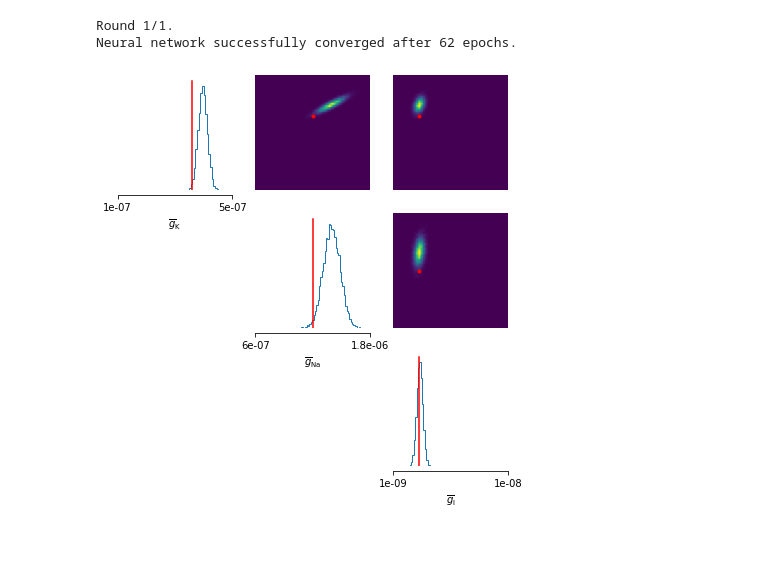
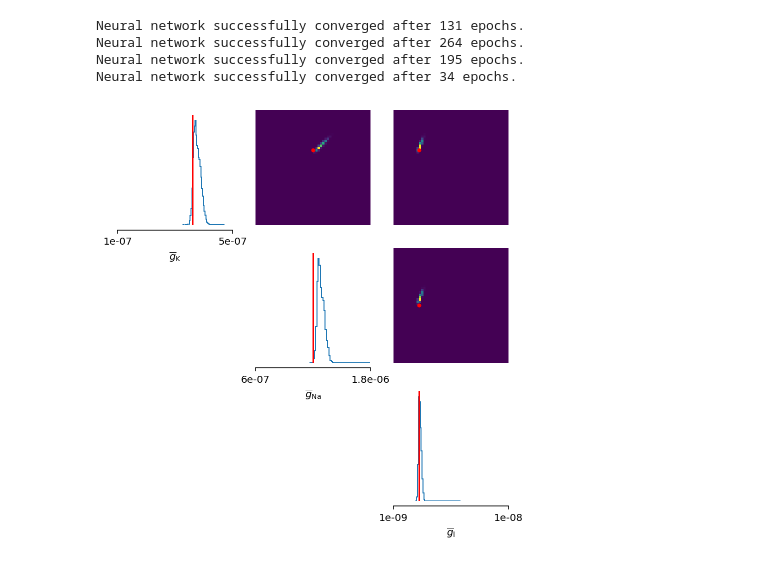
Before and after one commit to akapet00/gsoc_dump_repo, a Jupyter notebook: playground/weak_signal/03_inference.ipynb, the cells around one changed output. Saved outputs shown, nothing was run; the diff lists cells and outputs as text; code cells hidden in the pictures.

```diff
--- a/playground/weak_signal/03_inference.ipynb
+++ b/playground/weak_signal/03_inference.ipynb
@@ -19,2 +20,10 @@ out_trace = np.load('data/out_trace_ground_truth.npy')
+# %%
+# load the data and shirnk them up a bit
+inp_trace = np.load('data/inp_trace.npy')
+out_trace = np.load('data/out_trace_ground_truth.npy')
+inp_trace = inp_trace[::5]  # take every 5th recording
+out_trace = out_trace[::5]  # -||-
 # %%
+# set up time domain
 t = np.arange(0, inp_trace.size*dt/ms, dt/ms)
+t_start, t_end = t[np.where(inp_trace != 0)[0][[0, -1]]]
@@ -45,18 +114,31 @@ eqs = '''
 # %%
-# Simulation-based inference object instantiation
+# inference object instantiation
 inferencer = Inferencer(dt=dt, model=eqs,
-                        input={'I_inj': inp_trace.reshape(1, -1)*uA*cm**-2*area},
-                        output={'V': out_trace.reshape(1, -1)*mV},
+                        input={
+                            'I_inj': inp_trace.reshape(1, -1)*uA*cm**-2*area,
+                            },
+                        output={
+                            'V': out_trace.reshape(1, -1)*mV,
+                            # 'spikes': array(num_of_spikes),
+                            },
+                        features={
+                            'V': features,
+                        },
                         param_init=init_conds,
                         method='exponential_euler')
 # %%
-posterior = inferencer.infere(n_samples=5_000,
-                              inference_method='SNPE',
-                              density_estimator_model='mdn',
-                              g_l=[0.1*mS*cm**-2*area, 1.*mS*cm**-2*area],
-                              g_Na=[60.*mS*cm**-2*area, 180.*mS*cm**-2*area],
-                              g_K=[10.*mS*cm**-2*area, 50.*mS*cm**-2*area])
+# inferencer training
+posterior = inferencer.infer(n_samples=10_000,
+                             n_rounds=4,
+                             inference_method='SNPE',
+                             density_estimator_model='mdn',
+                             restart=True,
+                             g_l=[0.1*mS*cm**-2*area, 1.*mS*cm**-2*area],
+                             g_Na=[60.*mS*cm**-2*area, 180.*mS*cm**-2*area],
+                             g_K=[10.*mS*cm**-2*area, 50.*mS*cm**-2*area])
 # %% [output]
-Round 1/1.
-Neural network successfully converged after 62 epochs.
+Neural network successfully converged after 131 epochs.
+Neural network successfully converged after 264 epochs.
+Neural network successfully converged after 195 epochs.
+Neural network successfully converged after 34 epochs.
 # %%
@@ -63,17 +146,18 @@ Neural network successfully converged after 62 epochs.
 samples = inferencer.sample((10_000, ))
 # %%
-inferencer.pairplot(limits={'g_l': [0.1*mS*cm**-2*area, 1.*mS*cm**-2*area],
-                            'g_Na': [60.*mS*cm**-2*area, 180.*mS*cm**-2*area],
-                            'g_K': [10.*mS*cm**-2*area, 50.*mS*cm**-2*area]},
-                    ticks={'g_l': [0.1*mS*cm**-2*area, 1.*mS*cm**-2*area],
-                           'g_Na': [60.*mS*cm**-2*area, 180.*mS*cm**-2*area],
-                           'g_K': [10.*mS*cm**-2*area, 50.*mS*cm**-2*area]},
-                    labels={'g_l': r'$\overline{g}_\mathrm{l}$',
-                            'g_Na': r'$\overline{g}_\mathrm{Na}$',
-                            'g_K': r'$\overline{g}_\mathrm{K}$'},
-                    points=true_params,
+# visualization of parameter space
+limits = {'g_l': [0.1*mS*cm**-2*area, 1.*mS*cm**-2*area],
+          'g_Na': [60.*mS*cm**-2*area, 180.*mS*cm**-2*area],
+          'g_K': [10.*mS*cm**-2*area, 50.*mS*cm**-2*area]}
+labels = {'g_l': r'$\overline{g}_\mathrm{l}$',
+          'g_Na': r'$\overline{g}_\mathrm{Na}$',
+          'g_K': r'$\overline{g}_\mathrm{K}$'}
+inferencer.pairplot(limits=limits,
+                    ticks=limits,
+                    labels=labels,
+                    points=ground_truth_params,
                     points_offdiag={'markersize': 6},
                     points_colors = ['r'],
                     figsize=(7, 7));
 # %% [output]
-[figure, old version]
+[figure, new version]
```
Also changed, not shown: parts of 11 cells of this notebook, 2 other files.
